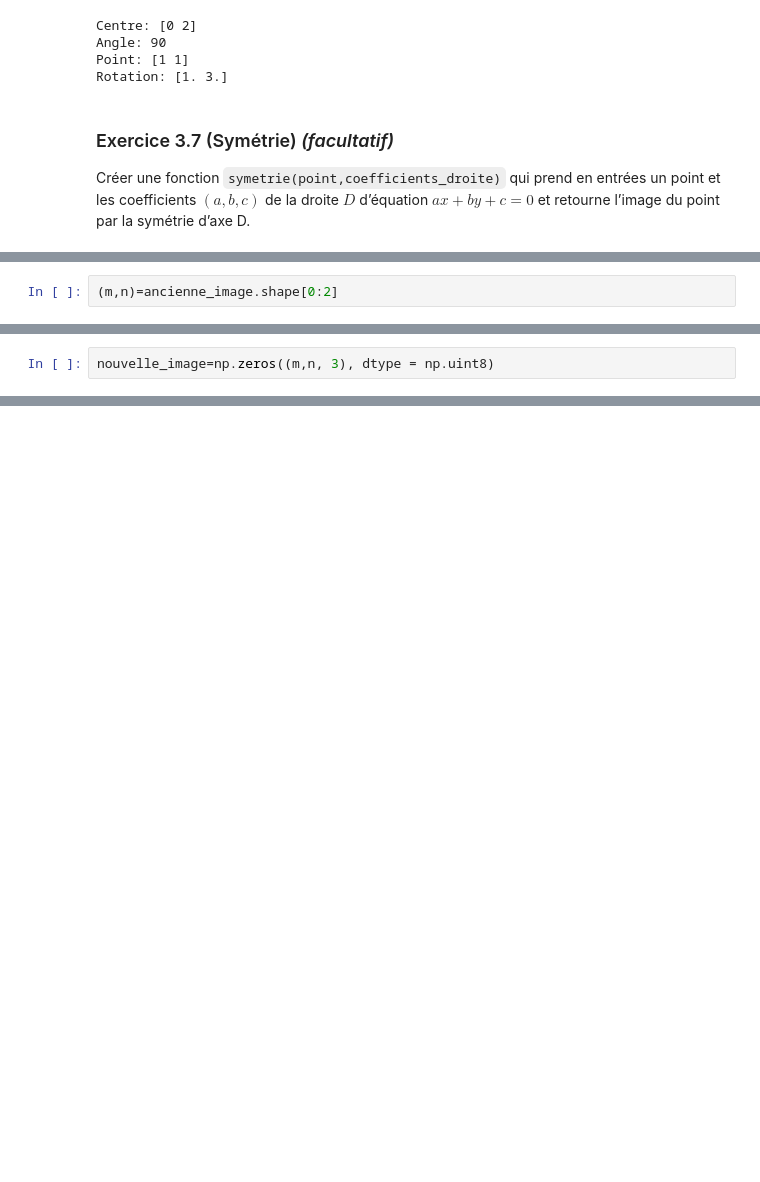
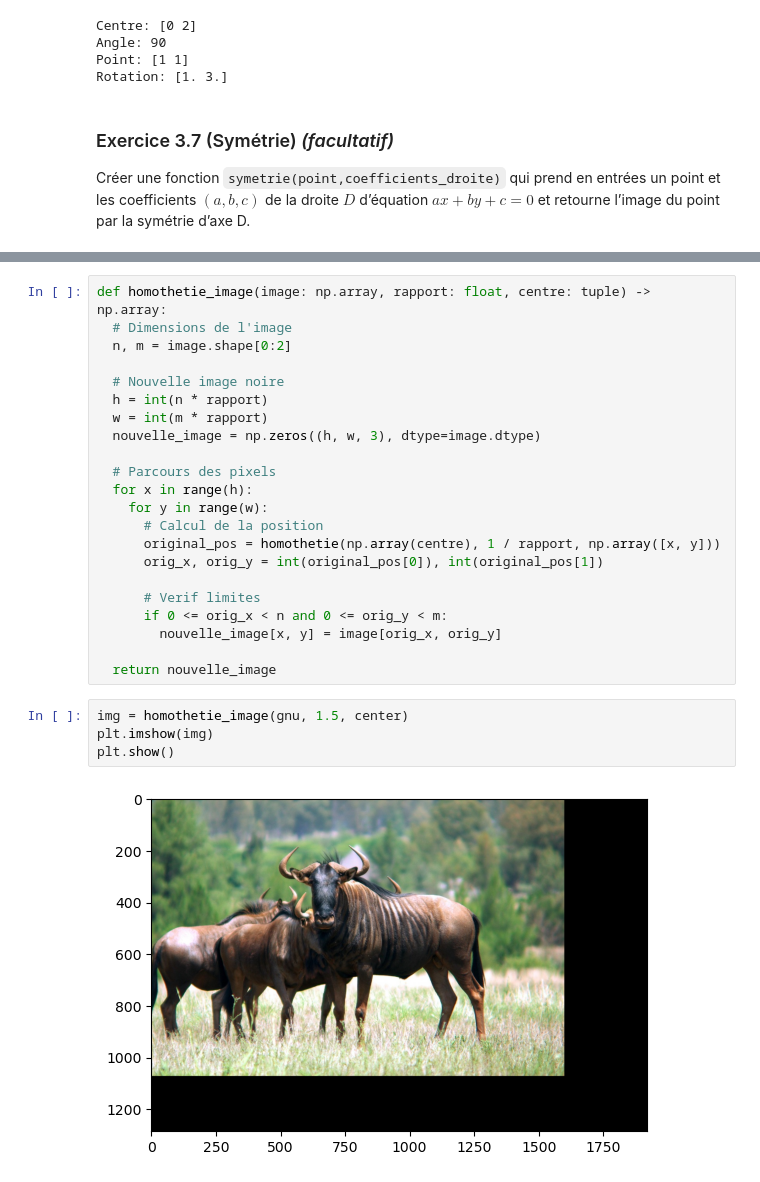
Before and after one commit to sillyash/BUT, a Jupyter notebook: S5-APP/R5A12_Visualisation_3D/TP1/notebook.ipynb, the cells around one changed output, grey strips where cells are left out. Saved outputs shown, nothing was run; the diff lists cells and outputs as text; blank space fills up the shorter version.

Commit message:
feat: Finish TP1 Visualisation 3D

```diff
--- a/S5-APP/R5A12_Visualisation_3D/TP1/notebook.ipynb
+++ b/S5-APP/R5A12_Visualisation_3D/TP1/notebook.ipynb
@@ -260,2 +331,0 @@ Les étapes seront alors les suivantes:
-# %%
-(m,n)=ancienne_image.shape[0:2]
@@ -267,2 +331,0 @@ sera donné avec un nombre de $8$ bits) :
-# %%
-nouvelle_image=np.zeros((m,n, 3), dtype = np.uint8)
@@ -282,0 +340,28 @@ $$ (x', y') = T^{-1}(x, y) $$
+# %%
+def homothetie_image(image: np.array, rapport: float, centre: tuple) -> np.array:
+  # Dimensions de l'image
+  n, m = image.shape[0:2]
+
+  # Nouvelle image noire
+  h = int(n * rapport)
+  w = int(m * rapport)
+  nouvelle_image = np.zeros((h, w, 3), dtype=image.dtype)
+
+  # Parcours des pixels
+  for x in range(h):
+    for y in range(w):
+      # Calcul de la position
+      original_pos = homothetie(np.array(centre), 1 / rapport, np.array([x, y]))
+      orig_x, orig_y = int(original_pos[0]), int(original_pos[1])
+
+      # Verif limites
+      if 0 <= orig_x < n and 0 <= orig_y < m:
+        nouvelle_image[x, y] = image[orig_x, orig_y]
+
+  return nouvelle_image
+# %%
+img = homothetie_image(gnu, 1.5, center)
+plt.imshow(img)
+plt.show()
+# %% [output]
+[figure, added]
```
Also changed, not shown: parts of 21 cells of this notebook.
